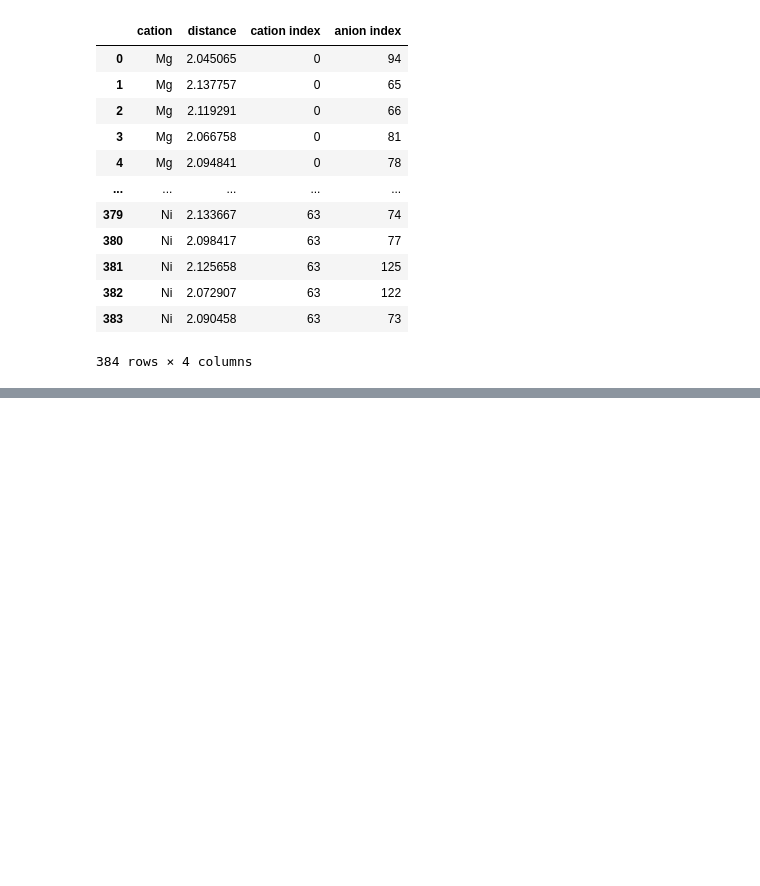
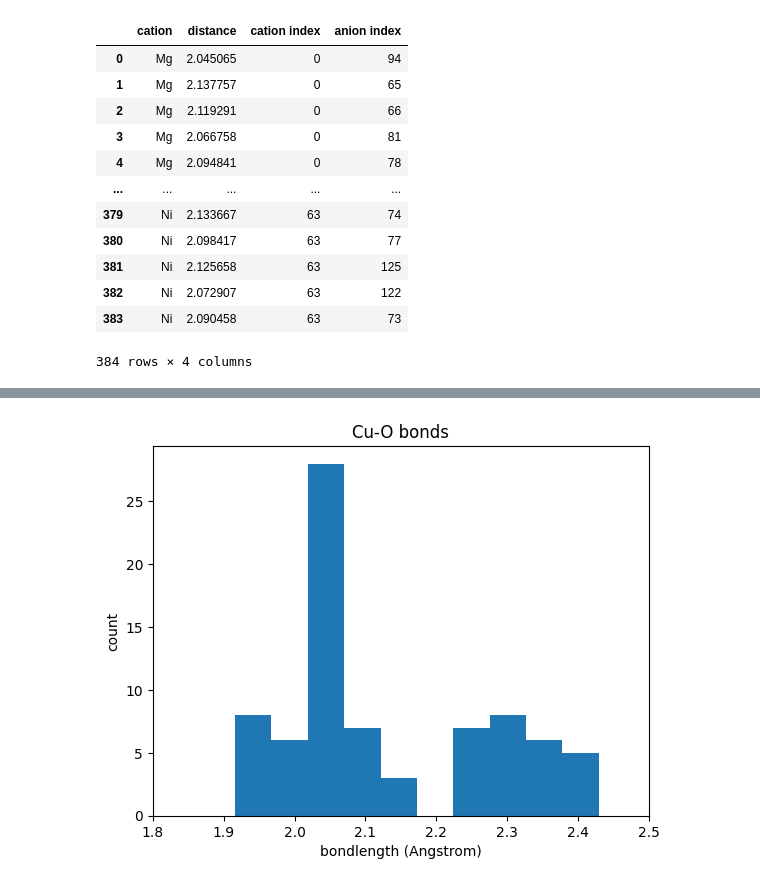
Before and after one commit to jsivak7/pytheos, a Jupyter notebook: examples/MgCoNiCuZnO_vasp.ipynb, the cells around one changed output, grey strips where cells are left out. Cells and saved outputs as stored; diff of their text form; code cells hidden in the pictures; blank space fills up the shorter version.

```diff
--- a/examples/MgCoNiCuZnO_vasp.ipynb
+++ b/examples/MgCoNiCuZnO_vasp.ipynb
@@ -220,0 +245,11 @@ plt.hist(extracted_bondlengths["distance"])
+# %%
+Cu_bondlengths = extracted_bondlengths[extracted_bondlengths['cation'] == 'Cu']
+
+plt.hist(Cu_bondlengths["distance"])
+plt.xlim(1.8, 2.5)
+plt.title("Cu-O bonds")
+plt.xlabel("bondlength (Angstrom)")
+plt.ylabel("count")
+plt.show()
+# %% [output]
+[figure, added]
```
Also changed, not shown: parts of 8 cells of this notebook, 2 other files.
